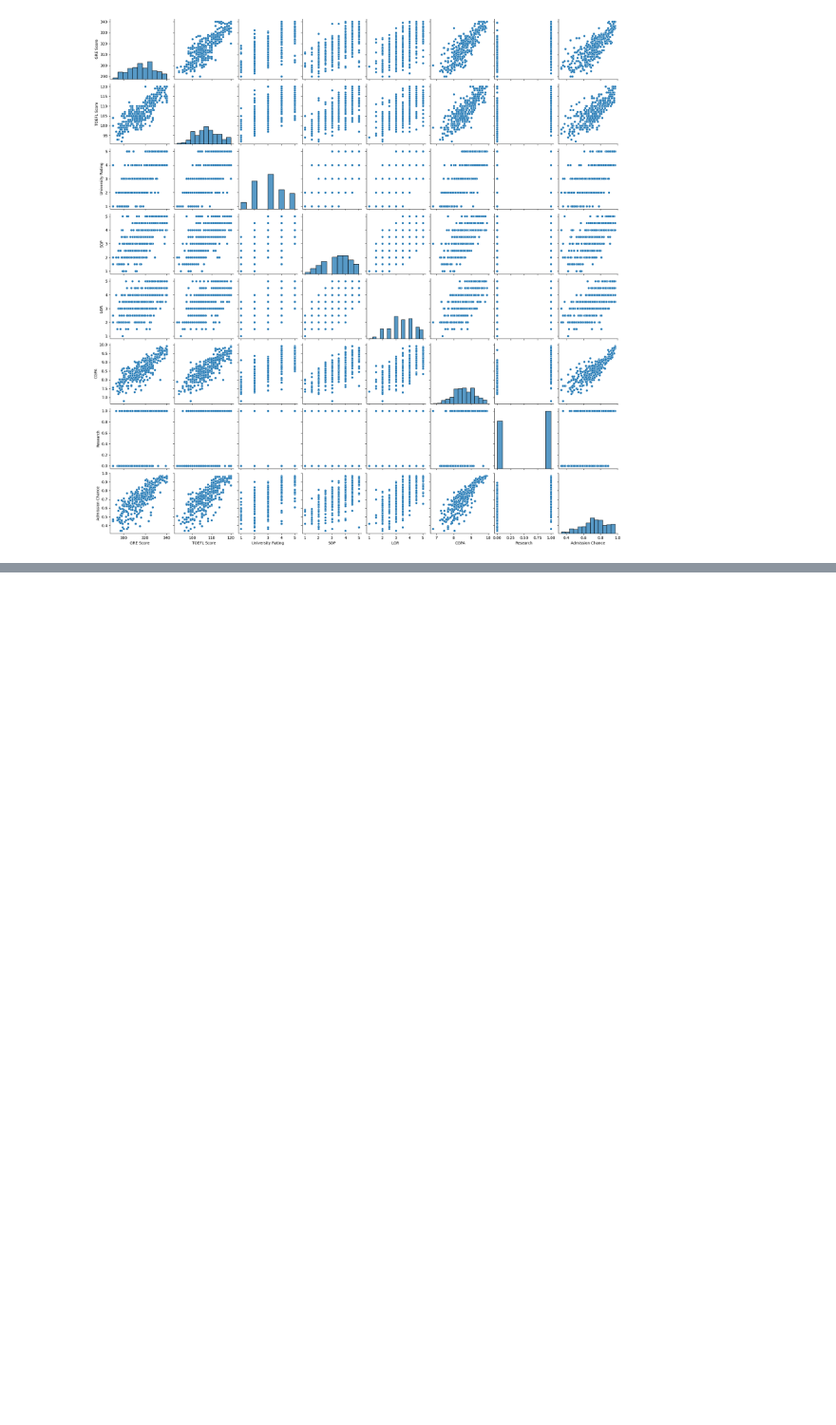
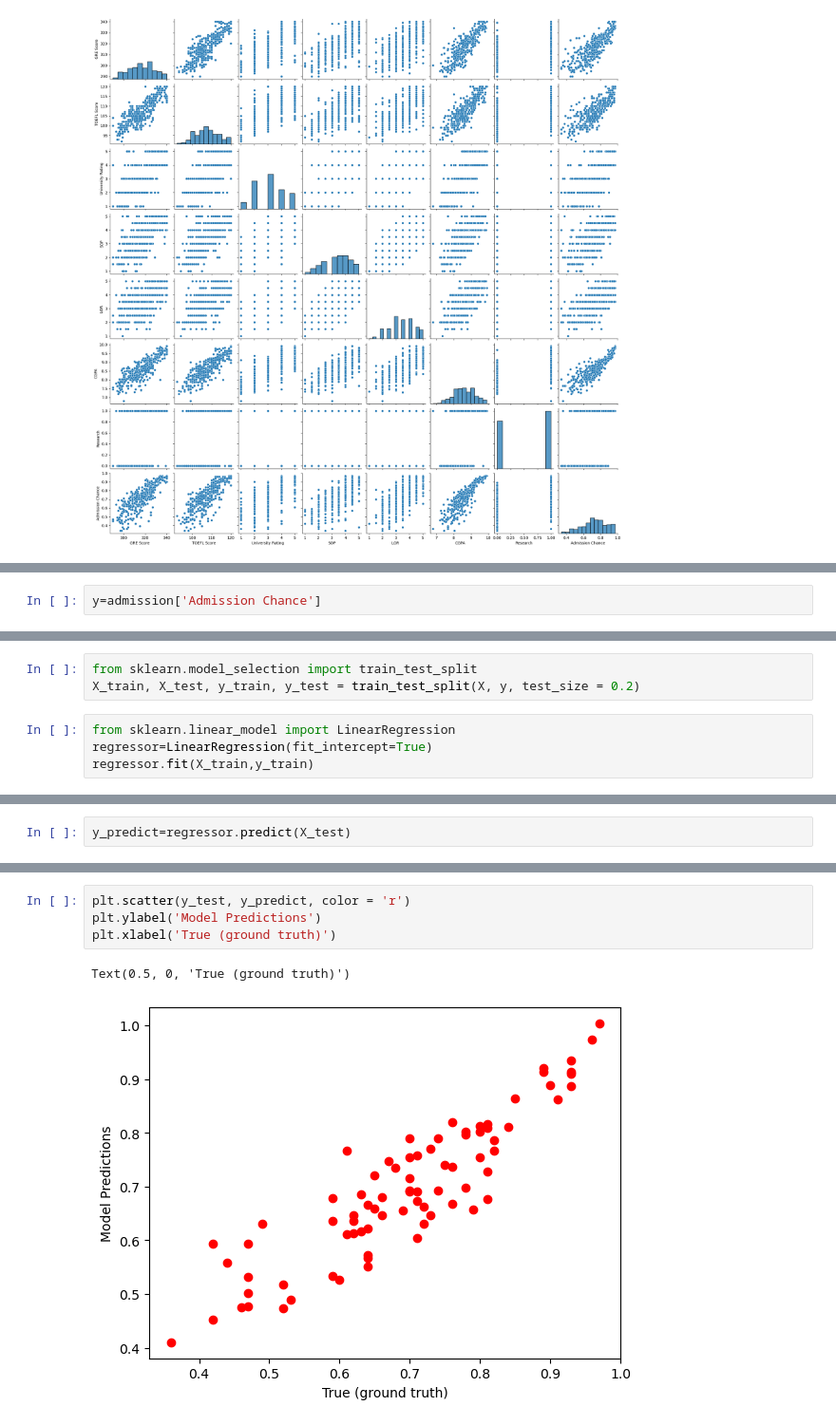
Before and after one commit to mat-ilde/data-prediction-machine-learning, a Jupyter notebook: Multiple linear regression UniversityAdmission.ipynb, the cells around one changed output, grey strips where cells are left out. Shown at 95% size. Drawn from its saved outputs; the diff is of its cells as text; blank space fills up the shorter version.

Commit message:
Add the training and visualization the second multilinear problem

```diff
--- a/Multiple linear regression UniversityAdmission.ipynb
+++ b/Multiple linear regression UniversityAdmission.ipynb
@@ -71,0 +90,2 @@ sns.pairplot(admission_df)
+# %%
+y=admission['Admission Chance']
@@ -71,0 +107,7 @@ sns.pairplot(admission_df)
+# %%
+from sklearn.model_selection import train_test_split
+X_train, X_test, y_train, y_test = train_test_split(X, y, test_size = 0.2)
+# %%
+from sklearn.linear_model import LinearRegression
+regressor=LinearRegression(fit_intercept=True)
+regressor.fit(X_train,y_train)
@@ -71,0 +116,2 @@ sns.pairplot(admission_df)
+# %%
+y_predict=regressor.predict(X_test)
@@ -71,0 +137,7 @@ sns.pairplot(admission_df)
+# %%
+plt.scatter(y_test, y_predict, color = 'r')
+plt.ylabel('Model Predictions')
+plt.xlabel('True (ground truth)')
+# %% [output]
+Text(0.5, 0, 'True (ground truth)')
+[figure, added]
```
Also changed, not shown: parts of 18 cells of this notebook.
